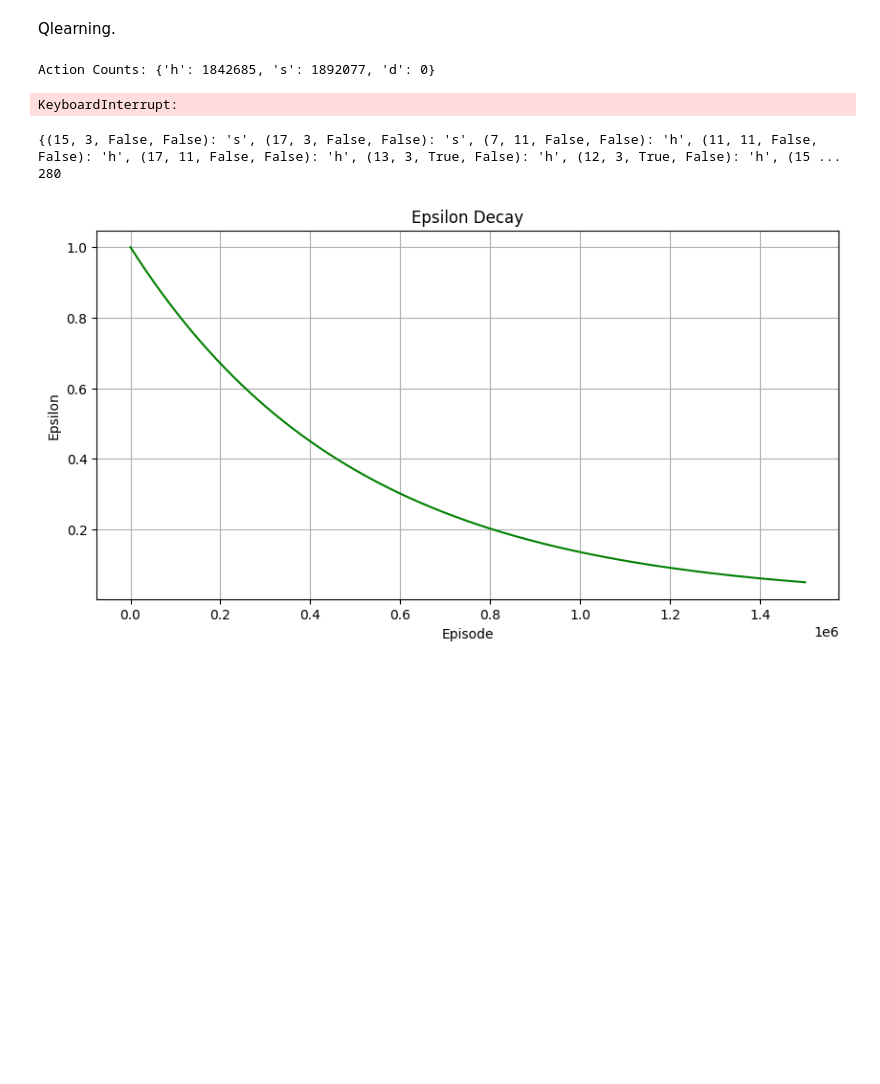
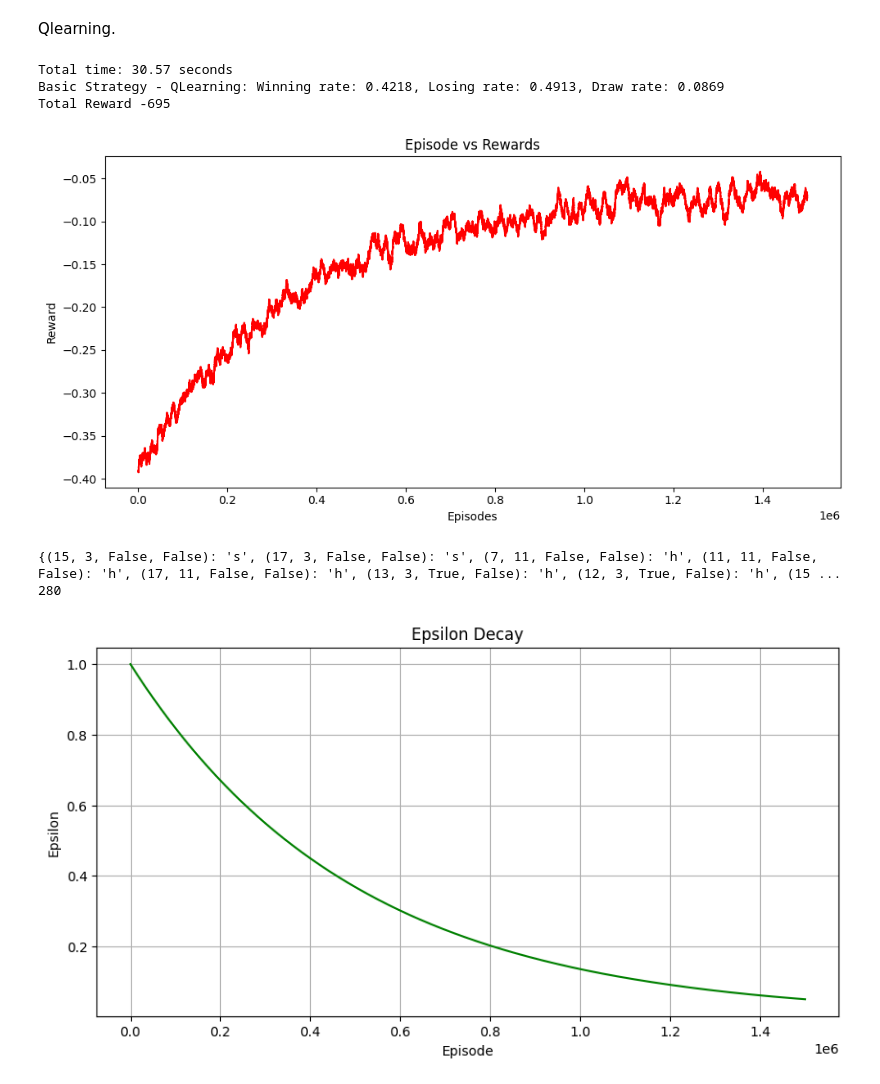
Before and after one commit to AnaghaBaby123/Black-jack, a Jupyter notebook: Black.ipynb, the cells around one changed output. Drawn from its saved outputs; the diff is of its cells as text; code cells hidden in the pictures; blank space fills up the shorter version.

```diff
--- a/Black.ipynb
+++ b/Black.ipynb
@@ -293,7 +293,7 @@ class QLearningAgent:
 # %%
 # training phase
 start = time.time()
-num_episodes = 2500000
+num_episodes = 1500000
 
 learning_rate = 0.1
 discount_factor = 1
@@ -314,7 +314,7 @@ policy = agent.get_policy()
 
 
 # evaluate the performance of the trained agent over a number of games
-num_games = 10000000
+num_games = 10000
 win_count = 0
 loss_count = 0
 draw_count = 0
@@ -333,35 +333,37 @@ for _ in range(num_games):
 
     if reward > 0:
         win_count += 1
     elif reward < 0:
         loss_count += 1
     else:
         draw_count += 1
 
 end = time.time()
 print(f"Total time: {end-start:0.2f} seconds")
 
 winning_rate = win_count / num_games
 losing_rate = loss_count / num_games
 draw_rate = draw_count / num_games
 
 print(f"Basic Strategy - QLearning: Winning rate: {winning_rate:.4f}, Losing rate: {losing_rate:.4f}, Draw rate: {draw_rate:.4f}")
 
 print("Total Reward",total_reward)
 
 # Plot the reward moving average
 length_step = 10000
 reward_moving_average = (np.convolve(np.array(environment.rewards).flatten(), np.ones(length_step), mode="valid") / length_step)
 plt.figure(figsize=(10, 5))
 plt.title('Episode vs Rewards')
 plt.xlabel('Episodes')
 plt.ylabel('Reward')
 plt.plot(range(len(reward_moving_average)), reward_moving_average, color='red')
 plt.tight_layout()
 plt.show()
 # %% [output]
-Action Counts: {'h': 1842685, 's': 1892077, 'd': 0}
+Total time: 30.57 seconds
+Basic Strategy - QLearning: Winning rate: 0.4218, Losing rate: 0.4913, Draw rate: 0.0869
+Total Reward -695
-KeyboardInterrupt:
+[figure, added]
 # %%
 print(policy)
 print(len(policy))
```
Also changed, not shown: parts of 2 cells of this notebook, 1 other file.
